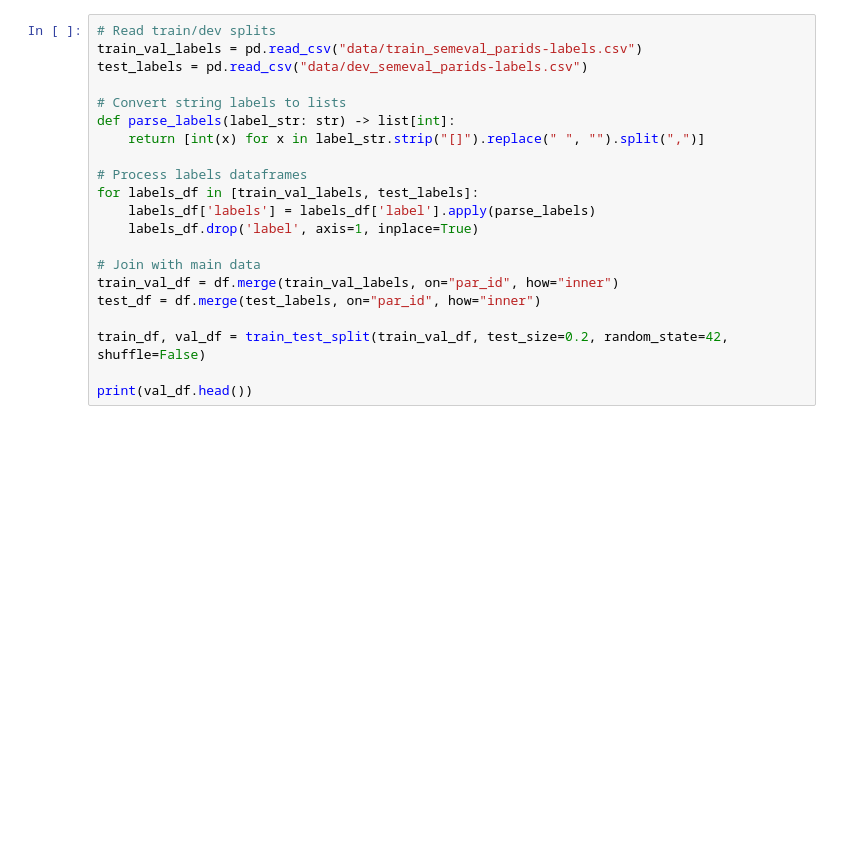
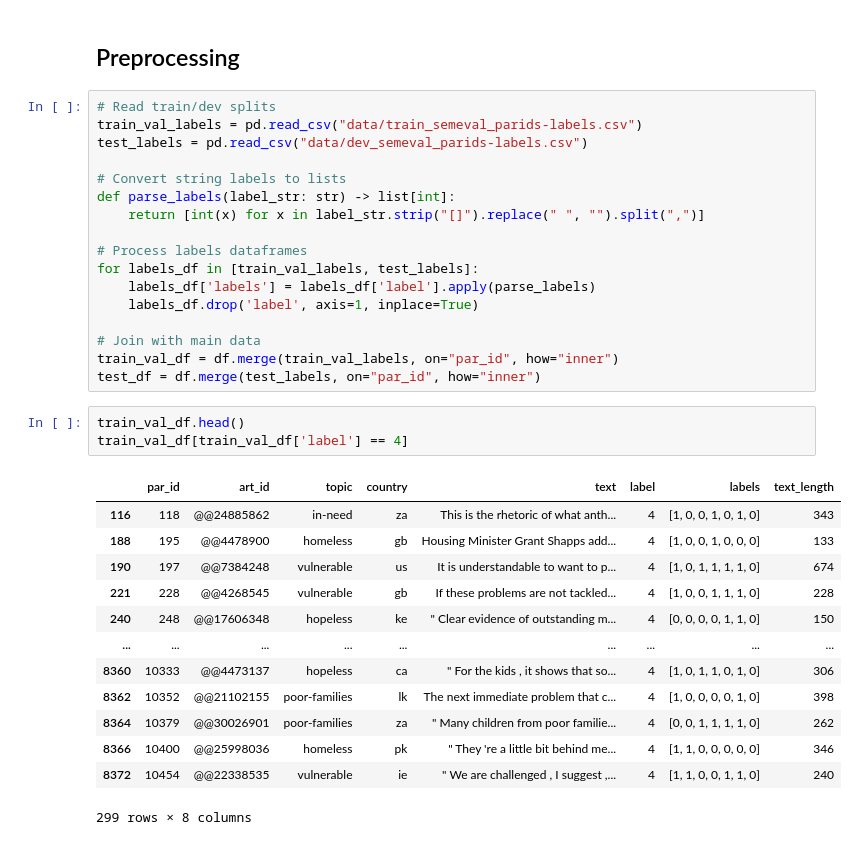
Before and after one commit to Hasasasaki/semeval_2022_task_4, a Jupyter notebook: data_analysis.ipynb, the cells around one changed output. Saved outputs shown, nothing was run; the diff lists cells and outputs as text; blank space fills up the shorter version.

```diff
--- a/data_analysis.ipynb
+++ b/data_analysis.ipynb
@@ -44,3 +26,5 @@ df = pd.read_csv(
+# %% [markdown]
+## Preprocessing
 # %%
 # Read train/dev splits
 train_val_labels = pd.read_csv("data/train_semeval_parids-labels.csv")
@@ -58,7 +42,20 @@ for labels_df in [train_val_labels, test_labels]:
 # Join with main data
 train_val_df = df.merge(train_val_labels, on="par_id", how="inner")
 test_df = df.merge(test_labels, on="par_id", how="inner")
-
-train_df, val_df = train_test_split(train_val_df, test_size=0.2, random_state=42, shuffle=False)
-
-print(val_df.head())
+# %%
+train_val_df.head()
+train_val_df[train_val_df['label'] == 4]
+# %% [output]
+|  | par_id | art_id | topic | country | text | label | labels | text_length |
+| 116 | 118 | @@24885862 | in-need | za | This is the rhetoric of what anth... | 4 | [1, 0, 0, 1, 0, 1, 0] | 343 |
+| 188 | 195 | @@4478900 | homeless | gb | Housing Minister Grant Shapps add... | 4 | [1, 0, 0, 1, 0, 0, 0] | 133 |
+| 190 | 197 | @@7384248 | vulnerable | us | It is understandable to want to p... | 4 | [1, 0, 1, 1, 1, 1, 0] | 674 |
+| 221 | 228 | @@4268545 | vulnerable | gb | If these problems are not tackled... | 4 | [1, 0, 0, 1, 1, 1, 0] | 228 |
+| 240 | 248 | @@17606348 | hopeless | ke | " Clear evidence of outstanding m... | 4 | [0, 0, 0, 0, 1, 1, 0] | 150 |
+| ... | ... | ... | ... | ... | ... | ... | ... | ... |
+| 8360 | 10333 | @@4473137 | hopeless | ca | " For the kids , it shows that so... | 4 | [1, 0, 1, 1, 0, 1, 0] | 306 |
+| 8362 | 10352 | @@21102155 | poor-families | lk | The next immediate problem that c... | 4 | [1, 0, 0, 0, 0, 1, 0] | 398 |
+| 8364 | 10379 | @@30026901 | poor-families | za | " Many children from poor familie... | 4 | [0, 0, 1, 1, 1, 1, 0] | 262 |
+| 8366 | 10400 | @@25998036 | homeless | pk | " They 're a little bit behind me... | 4 | [1, 1, 0, 0, 0, 0, 0] | 346 |
+| 8372 | 10454 | @@22338535 | vulnerable | ie | " We are challenged , I suggest ,... | 4 | [1, 1, 0, 0, 1, 1, 0] | 240 |
+299 rows × 8 columns
```
Also changed, not shown: parts of 11 cells of this notebook, 4 other files.
